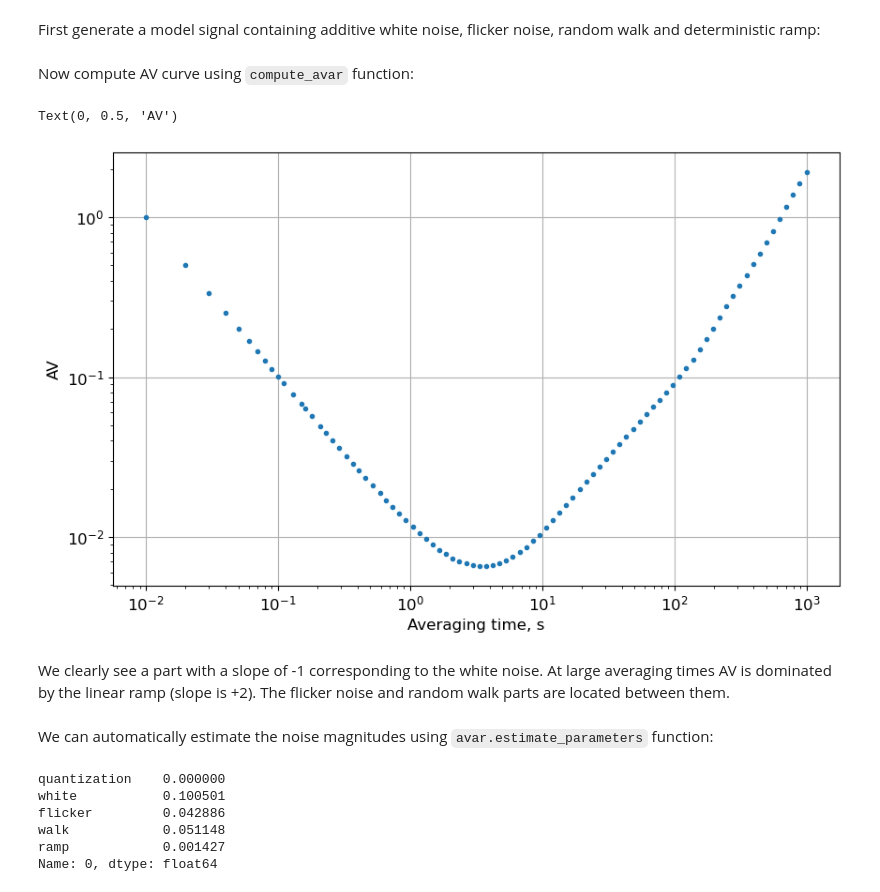
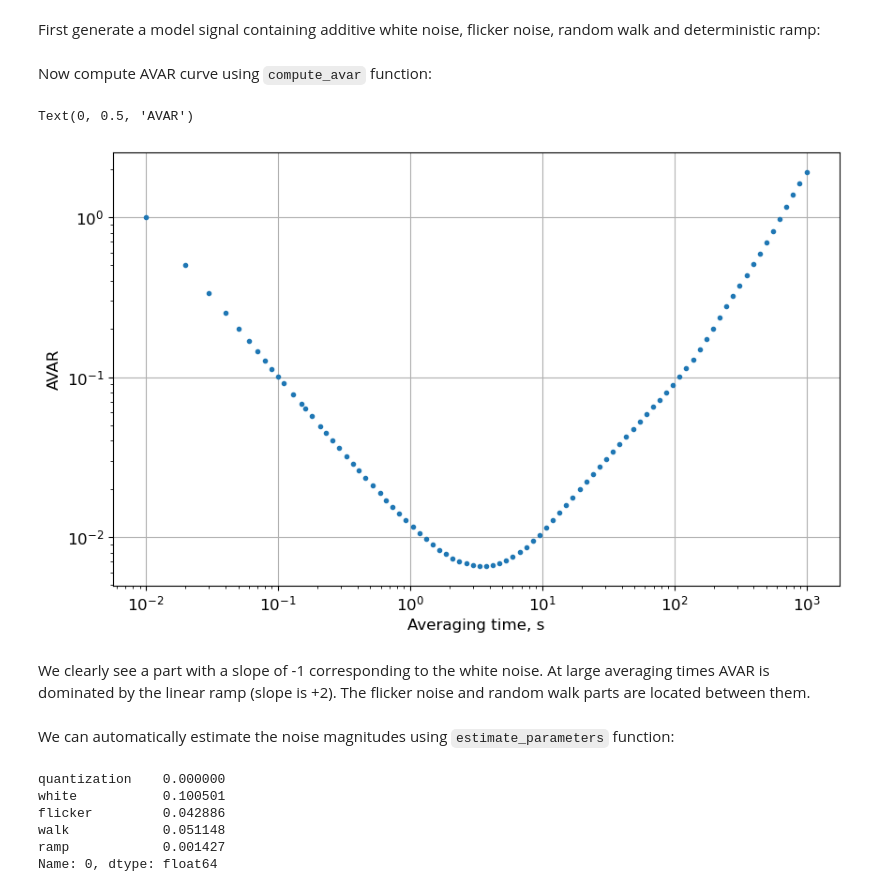
Before and after one commit to nmayorov/allan-variance, a Jupyter notebook: example.ipynb, the cells around one changed output. Saved outputs shown, nothing was run; the diff lists cells and outputs as text; code cells hidden in the pictures.

```diff
--- a/example.ipynb
+++ b/example.ipynb
@@ -11,9 +11,9 @@ First generate a model signal containing additive white noise, flicker noise, ra
 # %%
 def generate_signal(n, dt, q_white, q_flicker, q_walk, q_ramp, random_state=0):
     rng = np.random.RandomState(random_state)
-    white = avar.generate_noise(0.0, n, dt=dt, scale=q_white, rng=rng)
-    flicker = avar.generate_noise(1.0, n, dt=dt, scale=q_flicker, rng=rng)
-    walk = avar.generate_noise(2.0, n, dt=dt, scale=q_walk, rng=rng)
+    white = allan_variance.generate_noise(0.0, n, dt=dt, scale=q_white, rng=rng)
+    flicker = allan_variance.generate_noise(1.0, n, dt=dt, scale=q_flicker, rng=rng)
+    walk = allan_variance.generate_noise(2.0, n, dt=dt, scale=q_walk, rng=rng)
     ramp = q_ramp * dt * np.arange(n)
     return white + flicker + walk + ramp
 # %%
@@ -21,18 +21,18 @@ dt = 1e-2
 # %%
 x = generate_signal(1000000, dt, 0.1, 0.05, 0.05, 0.002)
 # %% [markdown]
-Now compute AV curve using `compute_avar` function:
+Now compute AVAR curve using `compute_avar` function:
 # %%
-tau, av = avar.compute_avar(x, dt)
+tau, avar = allan_variance.compute_avar(x, dt)
 # %%
-plt.loglog(tau, av, '.')
+plt.loglog(tau, avar, '.')
 plt.xlabel("Averaging time, s")
-plt.ylabel("AV")
+plt.ylabel("AVAR")
 # %% [output]
-Text(0, 0.5, 'AV')
+Text(0, 0.5, 'AVAR')
-[figure, old version]
+[figure, new version]
 # %% [markdown]
-We clearly see a part with a slope of -1 corresponding to the white noise. At large averaging times AV is dominated by the linear ramp (slope is +2). The flicker noise and random walk parts are located between them.
+We clearly see a part with a slope of -1 corresponding to the white noise. At large averaging times AVAR is dominated by the linear ramp (slope is +2). The flicker noise and random walk parts are located between them.
 # %% [markdown]
-We can automatically estimate the noise magnitudes using `avar.estimate_parameters` function:
+We can automatically estimate the noise magnitudes using `estimate_parameters` function:
 # %%
```
Also changed, not shown: parts of 3 cells of this notebook, 5 other files.
